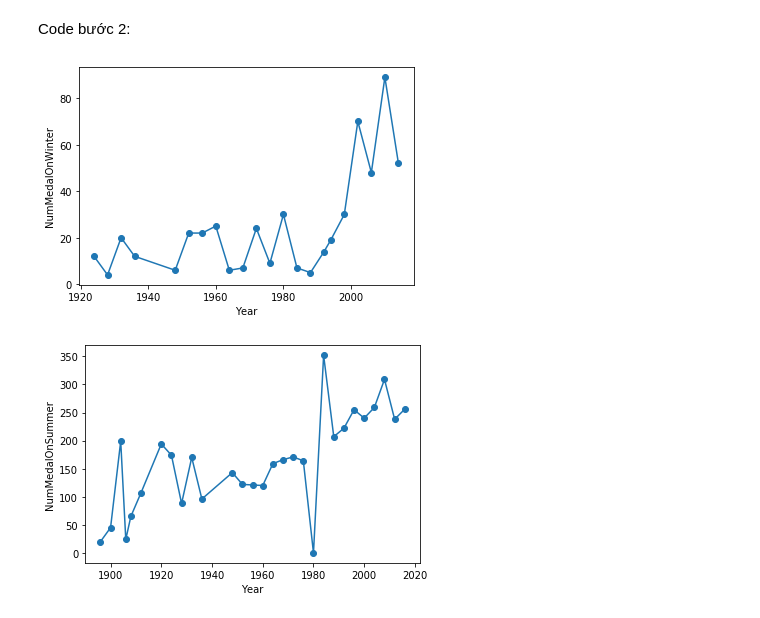
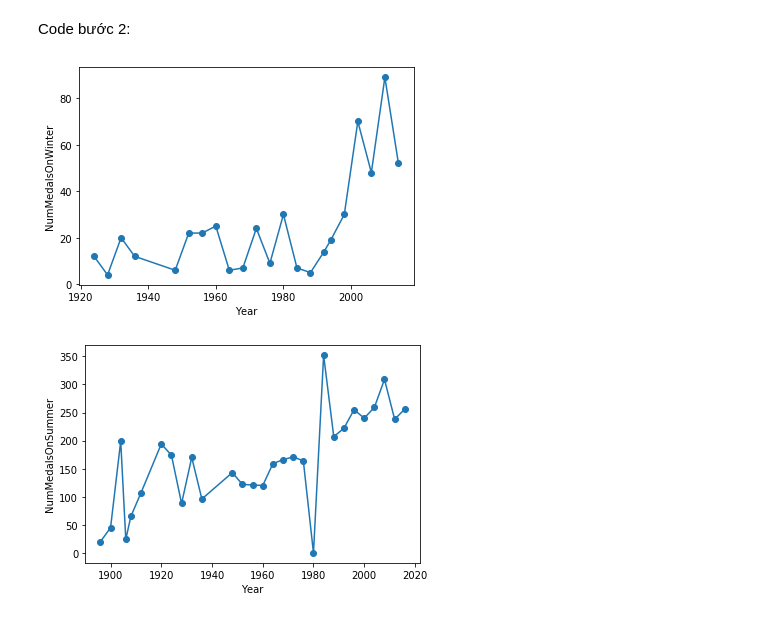
Before and after one commit to dtdung88/DSP-FinalProject, a Jupyter notebook: 1612908-DangTienDung.ipynb, the cells around one changed output. Cells and saved outputs as stored; diff of their text form; code cells hidden in the pictures.

```diff
--- a/1612908-DangTienDung.ipynb
+++ b/1612908-DangTienDung.ipynb
@@ -325,16 +330,16 @@ Ta lưu kết quả vào dataframe `two_teams_each_year_df`. Dataframe này sẽ
 # %%
 list_years = sorted(athlete_df['Year'].unique()) # get list unique year and sort.
-numMedal_each_team_each_year = athlete_df.groupby(['Year', 'Team', 'Medal'])['Team'].count()
+numMedals_each_team_each_year = athlete_df.groupby(['Year', 'Team', 'Medal'])['Team'].count()
 
-list_team_minMedal_each_year = []
-list_team_maxMedal_each_year = []
+list_team_minMedals_each_year = []
+list_team_maxMedals_each_year = []
 
 for year in list_years:
-    result = numMedal_each_team_each_year[year].groupby('Team').sum()
+    result = numMedals_each_team_each_year[year].groupby('Team').sum()
 
-    list_team_minMedal_each_year.append(list(result[result == result.min()].index))
-    list_team_maxMedal_each_year.append(list(result[result == result.max()].index))
+    list_team_minMedals_each_year.append(list(result[result == result.min()].index))
+    list_team_maxMedals_each_year.append(list(result[result == result.max()].index))
 
-two_teams_each_year_df = pd.DataFrame({'TeamHasTheLeastMedal': list_team_minMedal_each_year, 'TeamHasTheMostMedal': list_team_maxMedal_each_year}, index=list_years)
+two_teams_each_year_df = pd.DataFrame({'TeamHasTheLeastMedals': list_team_minMedals_each_year, 'TeamHasTheMostMedals': list_team_maxMedals_each_year}, index=list_years)
 two_teams_each_year_df
 # %% [output]
@@ -462,9 +467,9 @@ Code bước 2:
 # %%
 numMedalsWinter.plot.line(marker='o')
 plt.xlabel('Year')
-plt.ylabel('NumMedalOnWinter');
+plt.ylabel('NumMedalsOnWinter');
 # %% [output]
-[figure, old version]
+[figure, new version]
 # %%
 numMedalsSummer.plot.line(marker='o')
 plt.xlabel('Year')
```
Also changed, not shown: parts of 14 cells of this notebook, 1 other file.
